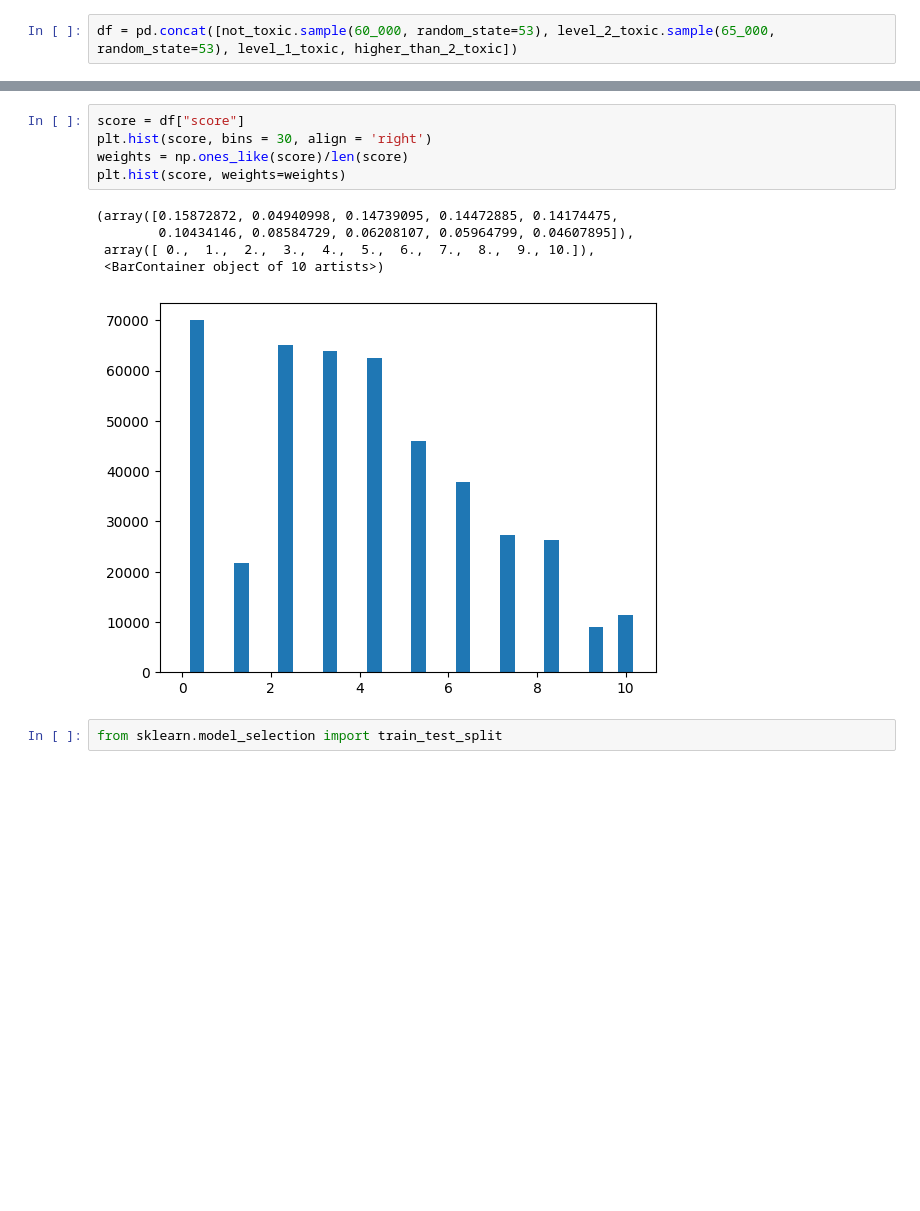
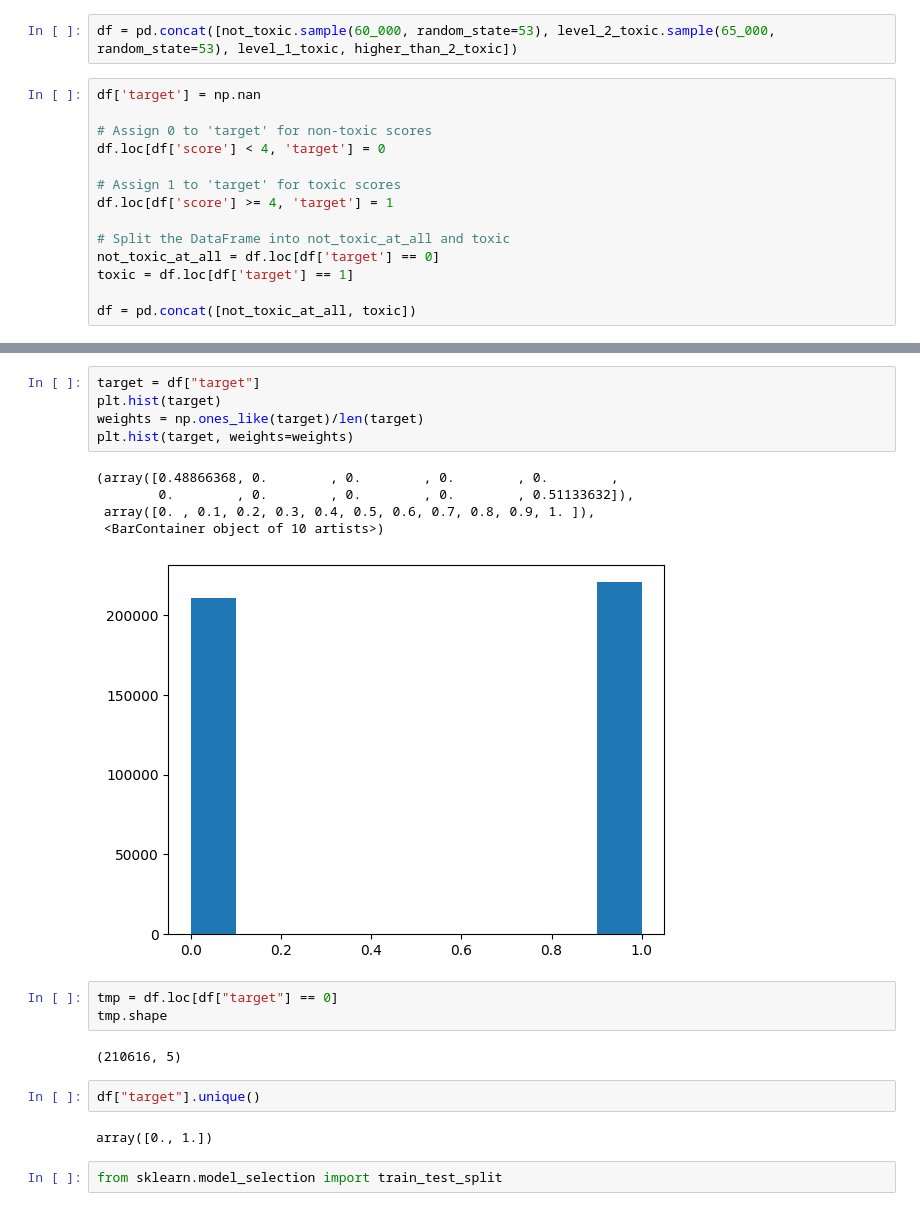
Before and after one commit to eavlongs/discord-toxicity-detection-bot, a Jupyter notebook: model/test_sample.ipynb, the cells around one changed output, grey strips where cells are left out. Saved outputs shown, nothing was run; the diff lists cells and outputs as text; blank space fills up the shorter version.

```diff
--- a/model/test_sample.ipynb
+++ b/model/test_sample.ipynb
@@ -28,6 +28,20 @@ level_1_toxic = df.loc[df["score"] == 1]
 higher_than_2_toxic = df.loc[df["score"] > 2]
 # %%
 df = pd.concat([not_toxic.sample(60_000, random_state=53), level_2_toxic.sample(65_000, random_state=53), level_1_toxic, higher_than_2_toxic])
+# %%
+df['target'] = np.nan
+
+# Assign 0 to 'target' for non-toxic scores
+df.loc[df['score'] < 4, 'target'] = 0
+
+# Assign 1 to 'target' for toxic scores
+df.loc[df['score'] >= 4, 'target'] = 1
+
+# Split the DataFrame into not_toxic_at_all and toxic
+not_toxic_at_all = df.loc[df['target'] == 0]
+toxic = df.loc[df['target'] == 1]
+
+df = pd.concat([not_toxic_at_all, toxic])
 # %%
 # shuffle data
 df.sample(frac=1)
@@ -48,14 +62,23 @@ df.sample(frac=1)
 # %%
-score = df["score"]
-plt.hist(score, bins = 30, align = 'right')
-weights = np.ones_like(score)/len(score)
-plt.hist(score, weights=weights)
+target = df["target"]
+plt.hist(target)
+weights = np.ones_like(target)/len(target)
+plt.hist(target, weights=weights)
 # %% [output]
-(array([0.15872872, 0.04940998, 0.14739095, 0.14472885, 0.14174475,
-        0.10434146, 0.08584729, 0.06208107, 0.05964799, 0.04607895]),
- array([ 0.,  1.,  2.,  3.,  4.,  5.,  6.,  7.,  8.,  9., 10.]),
+(array([0.48866368, 0.        , 0.        , 0.        , 0.        ,
+        0.        , 0.        , 0.        , 0.        , 0.51133632]),
+ array([0. , 0.1, 0.2, 0.3, 0.4, 0.5, 0.6, 0.7, 0.8, 0.9, 1. ]),
  <BarContainer object of 10 artists>)
-[figure, old version]
+[figure, new version]
+# %%
+tmp = df.loc[df["target"] == 0]
+tmp.shape
+# %% [output]
+(210616, 5)
+# %%
+df["target"].unique()
+# %% [output]
+array([0., 1.])
 # %%
 from sklearn.model_selection import train_test_split
 # %%
```
Also changed, not shown: parts of 2 cells of this notebook, 2 other files.
